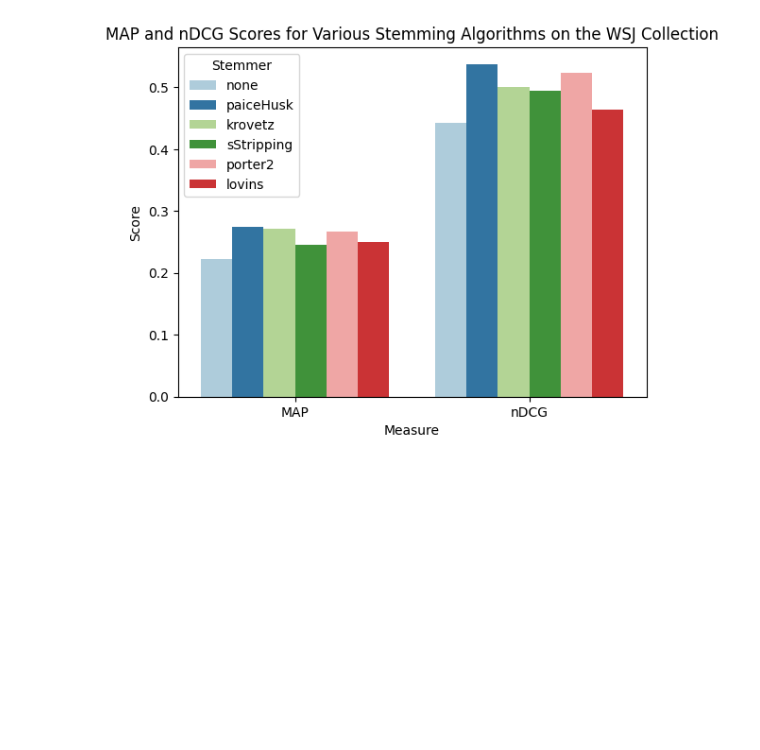
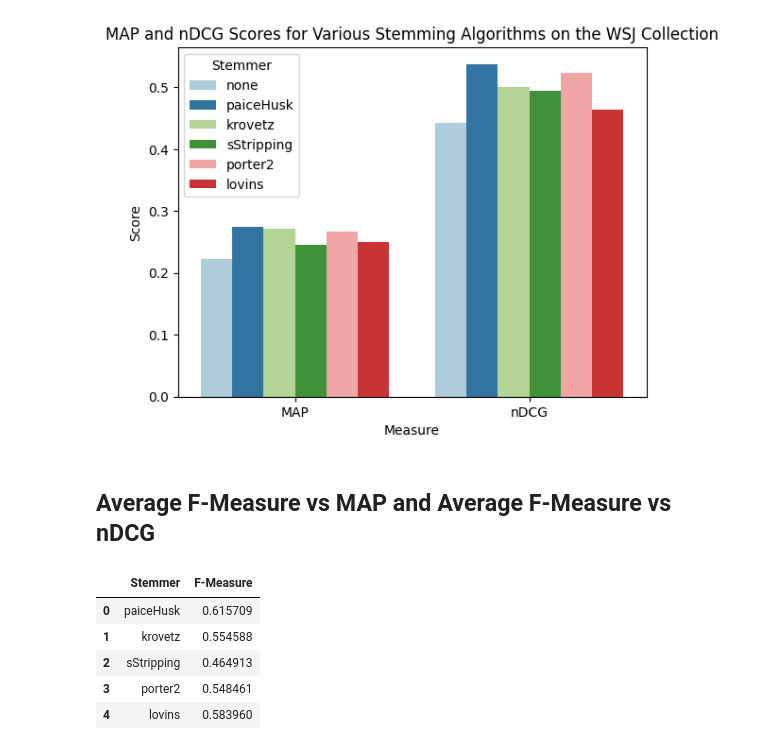
Before and after one commit to Axiomatic314/Stemming, a Jupyter notebook: wsj.ipynb, the cells around one changed output. Saved outputs shown, nothing was run; the diff lists cells and outputs as text; code cells hidden in the pictures; blank space fills up the shorter version.

```diff
--- a/wsj.ipynb
+++ b/wsj.ipynb
@@ -41,3 +41,37 @@ plt.title("MAP and nDCG Scores for Various Stemming Algorithms on the WSJ Collec
 # %% [output]
 Text(0.5, 1.0, 'MAP and nDCG Scores for Various Stemming Algorithms on the WSJ Collection')
 [figure]
+# %% [markdown]
+## Average F-Measure vs MAP and Average F-Measure vs nDCG
+# %%
+from os import path
+
+data_dir = path.join("Data","wikt")
+labels = ["wiktionary", "paiceHusk", "krovetz", "sStripping", "porter2", "lovins"]
+
+paiceHusk_before_cluster_fmeasures = np.loadtxt(path.join(data_dir, "paiceHusk_before_cluster_fmeasures.csv"))
+krovetz_before_cluster_fmeasures = np.loadtxt(path.join(data_dir, "krovetz_before_cluster_fmeasures.csv"))
+sStripping_before_cluster_fmeasures = np.loadtxt(path.join(data_dir, "sStripping_before_cluster_fmeasures.csv"))
+porter2_before_cluster_fmeasures = np.loadtxt(path.join(data_dir, "porter2_before_cluster_fmeasures.csv"))
+lovins_before_cluster_fmeasures = np.loadtxt(path.join(data_dir, "lovins_before_cluster_fmeasures.csv"))
+
+before = [paiceHusk_before_cluster_fmeasures, krovetz_before_cluster_fmeasures, sStripping_before_cluster_fmeasures, porter2_before_cluster_fmeasures, lovins_before_cluster_fmeasures]
+
+averages = list()
+for stemmer in before:
+    averages.append(stemmer.mean())
+
+data = {
+    "Stemmer" : labels[1:],
+    "F-Measure" : averages
+}
+
+average_fmeasures = pd.DataFrame(data=data)
+display(average_fmeasures)
+# %% [output]
+|  | Stemmer | F-Measure |
+| 0 | paiceHusk | 0.615709 |
+| 1 | krovetz | 0.554588 |
+| 2 | sStripping | 0.464913 |
+| 3 | porter2 | 0.548461 |
+| 4 | lovins | 0.583960 |
```
Also changed, not shown: parts of 6 cells of this notebook.
